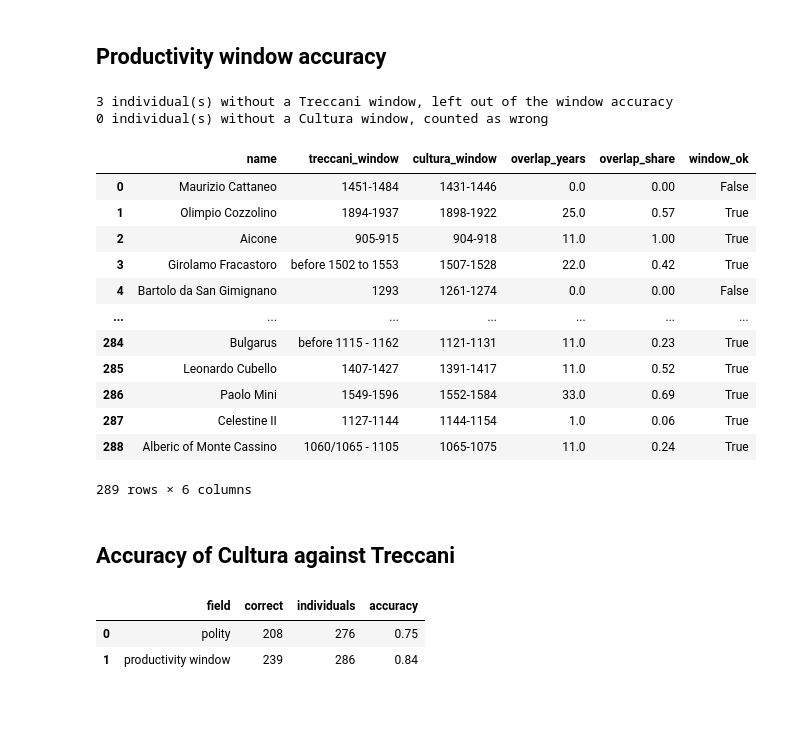
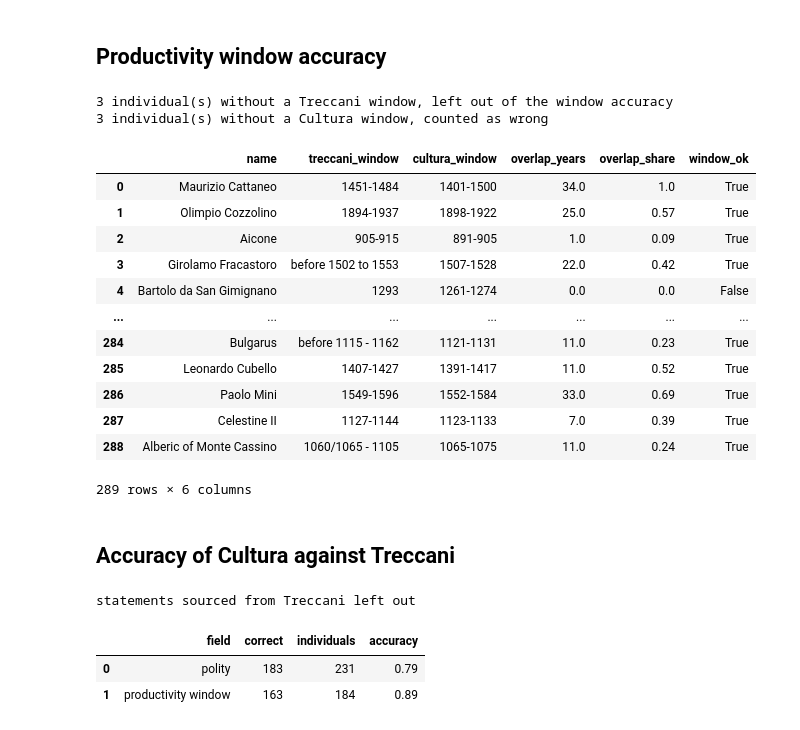
Before and after one commit to charlesdedampierre/cultura_database, a Jupyter notebook: notebooks/13_treccani_validation.ipynb, the cells around one changed output. Cells and saved outputs as stored; diff of their text form; code cells hidden in the pictures.

```diff
--- a/notebooks/13_treccani_validation.ipynb
+++ b/notebooks/13_treccani_validation.ipynb
@@ -4,6 +4,7 @@
 ## Settings
 # %%
 from pathlib import Path
+import json
 import re
 
 import duckdb
@@ -12,6 +13,10 @@ import pandas as pd
 ROOT = Path.cwd().parent
 AI_ANSWERS = ROOT / "annotations" / "treccani_validation" / "treccani_ai_annotations_cultura289.parquet"
 DATABASE = ROOT / "data" / "cultura" / "humans_clean_v2_sample_treccani.duckdb"
+REFERENCES = ROOT / "annotations" / "data" / "treccani_wikidata_references.json"
+EXCLUDE_TRECCANI_SOURCED = True
+WINDOW_STATEMENTS = {"birth_death": ["P569", "P570"], "died_young": ["P569", "P570"], "birth_only": ["P569"], "death_only": ["P570"], "floruit": ["P1317", "P569"]}
+POLITY_STATEMENTS = {"deathplace": ["P20"], "birthplace": ["P19"], "country_of_citizenship": ["P27"]}
 # %% [markdown]
 ## Treccani answers found by the AI
 # %%
@@ -64,7 +69,9 @@ qids = treccani["qid"].tolist()
 windows = connection.execute("""
     SELECT individual_enriched.entity.qid AS qid,
            individual_enriched.peak_productivity.start_year AS cultura_start,
-           individual_enriched.peak_productivity.end_year AS cultura_end
+           individual_enriched.peak_productivity.end_year AS cultura_end,
+           individual_enriched.peak_productivity.assignation_method AS window_method,
+           individual_enriched.polity[1].assignation_method AS polity_method
     FROM individual_enriched
     WHERE individual_enriched.entity.qid IN (SELECT unnest(?))
 """, [qids]).df()
@@ -132,0 +142,14 @@ comparison
+# %%
+treccani_sourced = {(s["qid"], s["pid"]) for s in json.loads(REFERENCES.read_text()) if s["status"] == "treccani"}
+
+
+def statements_used(method, rules):
+    method = method if isinstance(method, str) else ""
+    key = next((prefix for prefix in rules if method.startswith(prefix) or method.endswith(prefix)), None)
+    return rules.get(key, [])
+
+
+comparison["window_from_treccani"] = [any((qid, pid) in treccani_sourced for pid in statements_used(method, WINDOW_STATEMENTS)) for qid, method in zip(comparison["qid"], comparison["window_method"])]
+comparison["polity_from_treccani"] = [any((qid, pid) in treccani_sourced for pid in statements_used(method, POLITY_STATEMENTS)) for qid, method in zip(comparison["qid"], comparison["polity_method"])]
+print(comparison["window_from_treccani"].sum(), "windows and", comparison["polity_from_treccani"].sum(), "polities rest on a statement sourced from Treccani")
+comparison[["name", "window_method", "window_from_treccani", "polity_method", "polity_from_treccani"]]
@@ -178,32 +216,37 @@ print(comparison["cultura_start"].isna().sum(), "individual(s) without a Cultura
 comparison[["name", "treccani_window", "cultura_window", "overlap_years", "overlap_share", "window_ok"]]
 # %% [output]
 3 individual(s) without a Treccani window, left out of the window accuracy
-0 individual(s) without a Cultura window, counted as wrong
+3 individual(s) without a Cultura window, counted as wrong
 |  | name | treccani_window | cultura_window | overlap_years | overlap_share | window_ok |
-| 0 | Maurizio Cattaneo | 1451-1484 | 1431-1446 | 0.0 | 0.00 | False |
+| 0 | Maurizio Cattaneo | 1451-1484 | 1401-1500 | 34.0 | 1.0 | True |
 | 1 | Olimpio Cozzolino | 1894-1937 | 1898-1922 | 25.0 | 0.57 | True |
-| 2 | Aicone | 905-915 | 904-918 | 11.0 | 1.00 | True |
+| 2 | Aicone | 905-915 | 891-905 | 1.0 | 0.09 | True |
 | 3 | Girolamo Fracastoro | before 1502 to 1553 | 1507-1528 | 22.0 | 0.42 | True |
-| 4 | Bartolo da San Gimignano | 1293 | 1261-1274 | 0.0 | 0.00 | False |
+| 4 | Bartolo da San Gimignano | 1293 | 1261-1274 | 0.0 | 0.0 | False |
 | ... | ... | ... | ... | ... | ... | ... |
 | 284 | Bulgarus | before 1115 - 1162 | 1121-1131 | 11.0 | 0.23 | True |
 | 285 | Leonardo Cubello | 1407-1427 | 1391-1417 | 11.0 | 0.52 | True |
 | 286 | Paolo Mini | 1549-1596 | 1552-1584 | 33.0 | 0.69 | True |
-| 287 | Celestine II | 1127-1144 | 1144-1154 | 1.0 | 0.06 | True |
+| 287 | Celestine II | 1127-1144 | 1123-1133 | 7.0 | 0.39 | True |
 | 288 | Alberic of Monte Cassino | 1060/1065 - 1105 | 1065-1075 | 11.0 | 0.24 | True |
 289 rows × 6 columns
 # %% [markdown]
 ## Accuracy of Cultura against Treccani
 # %%
-polity_rows = comparison[comparison["has_treccani_polity"]]
-window_rows = comparison[comparison["has_treccani_window"]]
+polity_rows = comparison[comparison["has_treccani_polity"] & comparison["cultura_sub_polities"].notna()]
+window_rows = comparison[comparison["has_treccani_window"] & comparison["cultura_sub_polities"].notna()]
+if EXCLUDE_TRECCANI_SOURCED:
+    polity_rows = polity_rows[~polity_rows["polity_from_treccani"]]
+    window_rows = window_rows[~window_rows["window_from_treccani"]]
+print("statements sourced from Treccani", "left out" if EXCLUDE_TRECCANI_SOURCED else "kept")
 pd.DataFrame({
     "field": ["polity", "productivity window"],
     "correct": [polity_rows["polity_ok"].sum(), window_rows["window_ok"].sum()],
     "individuals": [len(polity_rows), len(window_rows)],
     "accuracy": [polity_rows["polity_ok"].mean().round(2), window_rows["window_ok"].mean().round(2)],
 })
 # %% [output]
+statements sourced from Treccani left out
 |  | field | correct | individuals | accuracy |
-| 0 | polity | 208 | 276 | 0.75 |
-| 1 | productivity window | 239 | 286 | 0.84 |
+| 0 | polity | 183 | 231 | 0.79 |
+| 1 | productivity window | 163 | 184 | 0.89 |
```
Also changed, not shown: parts of 4 cells of this notebook, 1 other file.
